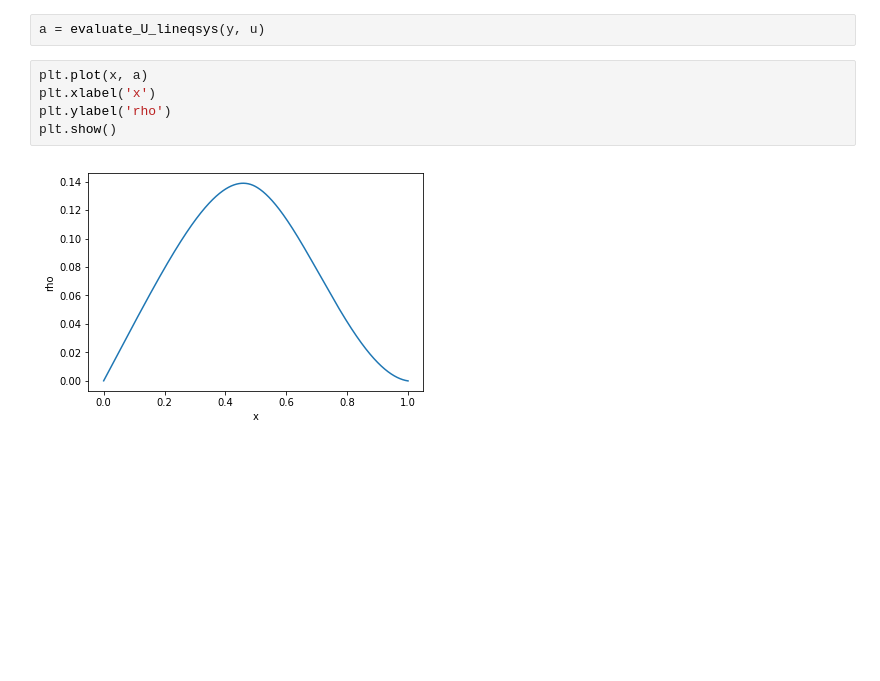
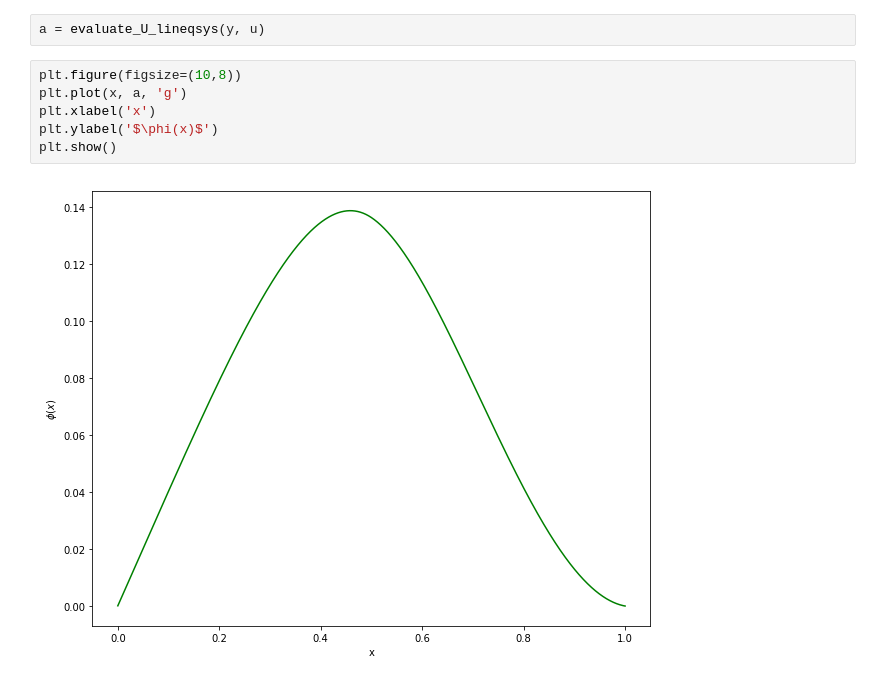
Before and after one commit to Airplaneless/Comp.phys, a Jupyter notebook: 3. FEM Galerkin/Galerkin.ipynb, the cells around one changed output. Drawn from its saved outputs; the diff is of its cells as text; blank space fills up the shorter version.

```diff
--- a/3. FEM Galerkin/Galerkin.ipynb
+++ b/3. FEM Galerkin/Galerkin.ipynb
@@ -75,9 +95,10 @@ y, u, w = evaluate_L_lineqsys(x, h)
 # %%
 a = evaluate_U_lineqsys(y, u)
 # %%
-plt.plot(x, a)
+plt.figure(figsize=(10,8))
+plt.plot(x, a, 'g')
 plt.xlabel('x')
-plt.ylabel('rho')
+plt.ylabel('$\phi(x)$')
 plt.show()
 # %% [output]
-[figure, old version]
+[figure, new version]
```
Also changed, not shown: parts of 3 cells of this notebook, 6 other files.
